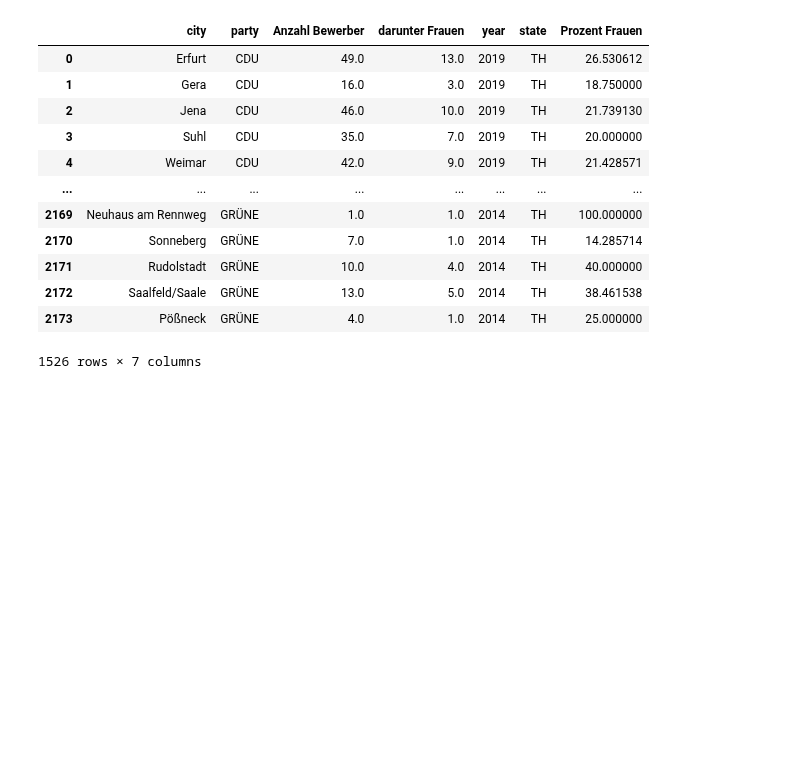
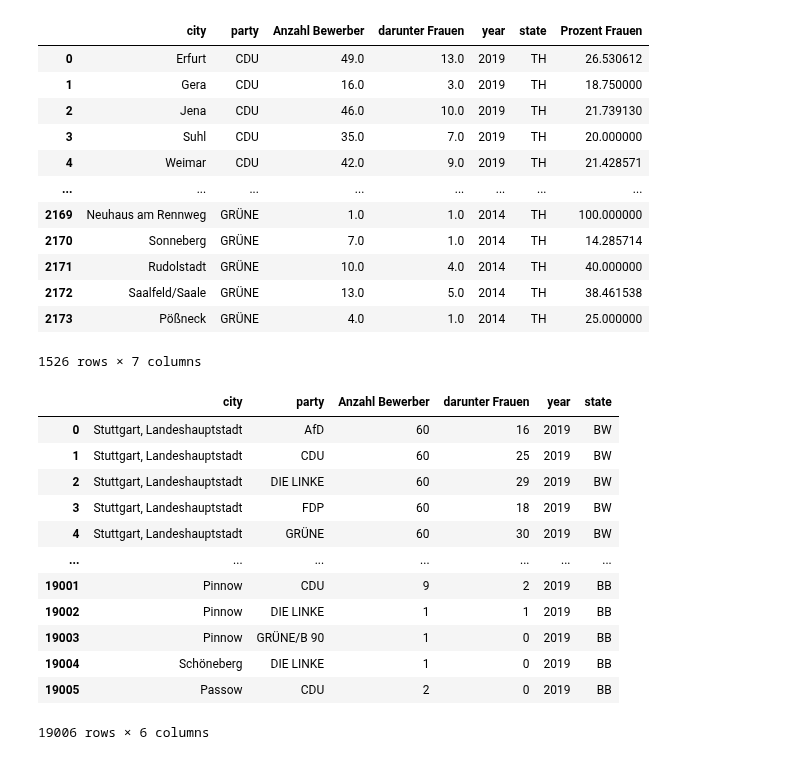
Before and after one commit to mariusgruenewald/pol_viol, a Jupyter notebook: election_data_clean.ipynb, the cells around one changed output. Cells and saved outputs as stored; diff of their text form; code cells hidden in the pictures; blank space fills up the shorter version.

Commit message:
brandburg in clean crime data

```diff
--- a/election_data_clean.ipynb
+++ b/election_data_clean.ipynb
@@ -264,0 +347,29 @@ data_so_far.reset_index(drop=True,inplace=True)
+# %%
+full_table_bb = file_sk.append(full_table_bb)
+# %%
+full_table_bb = full_table_bb[full_table_bb['Wg_o_P'] == 'P']
+full_table_bb.drop(['Personen mit Unionsbürger-schaft', 'dar. Personen mit Unionsbürgerschaft'], axis=1, inplace=True)
+full_table_bb.reset_index(drop=True, inplace=True)
+full_table_bb.drop(['Wg_o_P'], axis=1, inplace=True)
+# %%
+full_table_bb['state'] = 'BB'
+# %%
+data_so_far = data_so_far.append(full_table_bb)
+# %%
+data_so_far.drop(['Prozent Frauen', 'party_long'], axis=1, inplace=True)
+data_so_far.reset_index(drop=True, inplace=True)
+data_so_far
+# %% [output]
+|  | city | party | Anzahl Bewerber | darunter Frauen | year | state |
+| 0 | Stuttgart, Landeshauptstadt | AfD | 60 | 16 | 2019 | BW |
+| 1 | Stuttgart, Landeshauptstadt | CDU | 60 | 25 | 2019 | BW |
+| 2 | Stuttgart, Landeshauptstadt | DIE LINKE | 60 | 29 | 2019 | BW |
+| 3 | Stuttgart, Landeshauptstadt | FDP | 60 | 18 | 2019 | BW |
+| 4 | Stuttgart, Landeshauptstadt | GRÜNE | 60 | 30 | 2019 | BW |
+| ... | ... | ... | ... | ... | ... | ... |
+| 19001 | Pinnow | CDU | 9 | 2 | 2019 | BB |
+| 19002 | Pinnow | DIE LINKE | 1 | 1 | 2019 | BB |
+| 19003 | Pinnow | GRÜNE/B 90 | 1 | 0 | 2019 | BB |
+| 19004 | Schöneberg | DIE LINKE | 1 | 0 | 2019 | BB |
+| 19005 | Passow | CDU | 2 | 0 | 2019 | BB |
+19006 rows × 6 columns
```
Also changed, not shown: parts of 16 cells of this notebook, 3 other files.
